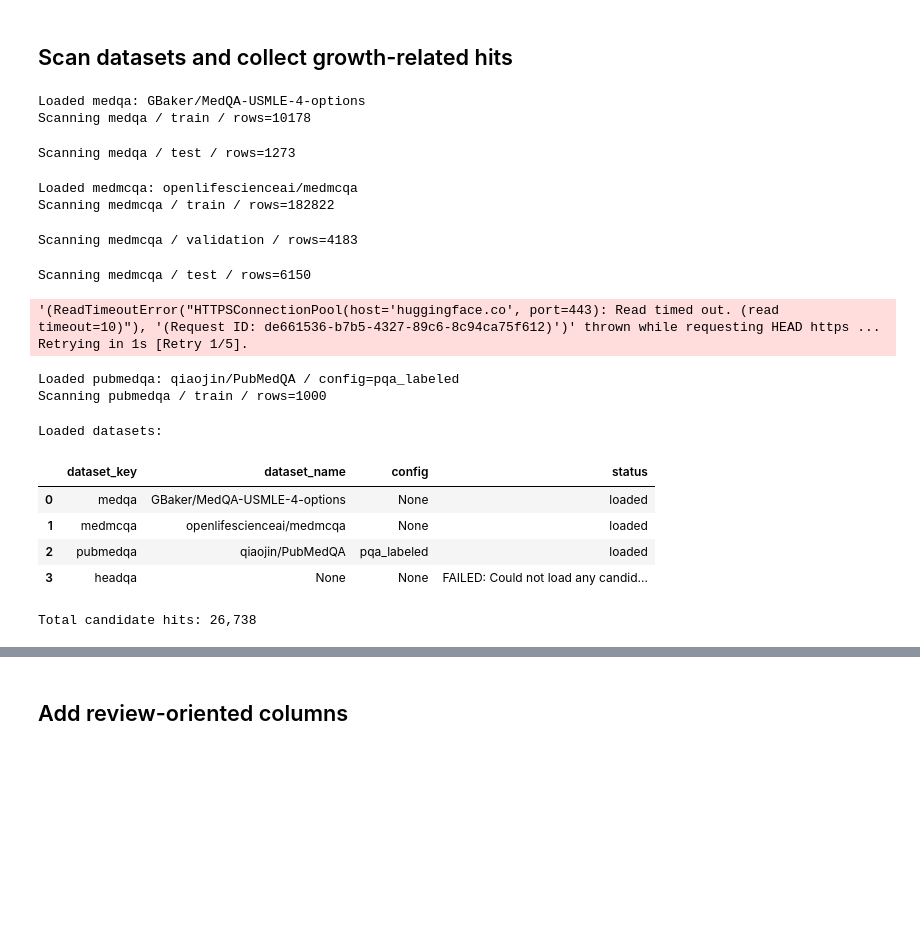
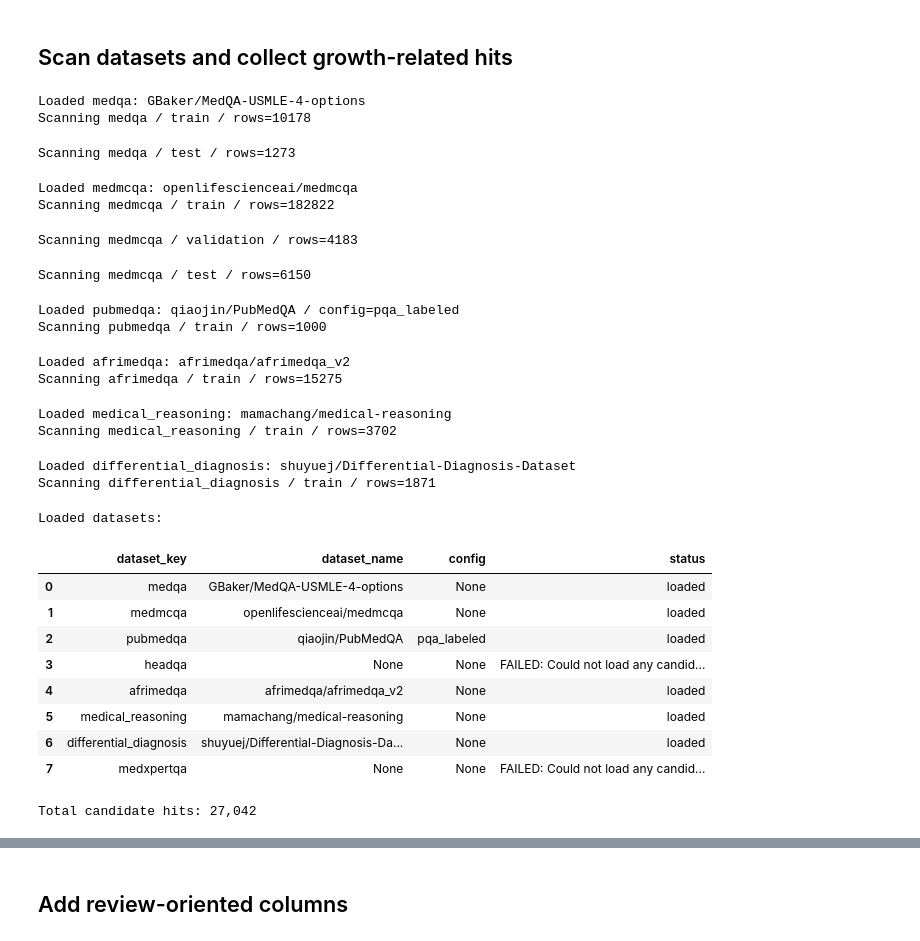
Before and after one commit to dom-martinelli/Growth-MedQA, a Jupyter notebook: growth_qa_dataset_mining_notebook.ipynb, the cells around one changed output, grey strips where cells are left out. Saved outputs shown, nothing was run; the diff lists cells and outputs as text; code cells hidden in the pictures; blank space fills up the shorter version.

```diff
--- a/growth_qa_dataset_mining_notebook.ipynb
+++ b/growth_qa_dataset_mining_notebook.ipynb
@@ -59,6 +59,27 @@ DATASET_SPECS = {
         "candidates": ["dvilares/head_qa", "bigbio/head_qa"],
         "splits": ["train", "validation", "test"],
     },
+    "afrimedqa": {
+        "candidates": ["afrimedqa/afrimedqa_v2"],
+        "splits": ["train", "validation", "test"],
+        "require_specialty_pediatrics": True,
+        "require_pediatric_context": True,
+    },
+    "medical_reasoning": {
+        "candidates": ["mamachang/medical-reasoning"],
+        "splits": ["train", "validation", "test"],
+        "require_pediatric_context": True,
+    },
+    "differential_diagnosis": {
+        "candidates": ["shuyuej/Differential-Diagnosis-Dataset"],
+        "splits": ["train", "validation", "test"],
+        "require_pediatric_context": True,
+    },
+    "medxpertqa": {
+        "candidates": ["TsinghuaC3I/MedXpertQA"],
+        "splits": ["train", "validation", "test"],
+        "require_pediatric_context": True,
+    },
 }
 # %% [markdown]
 ## Keyword bank
@@ -307,6 +446,13 @@ for dataset_key, spec in DATASET_SPECS.items():
 
         for idx, row in enumerate(tqdm(iterator, leave=False)):
             adapted = adapter(row)
+
+            if spec.get("require_specialty_pediatrics") and not specialty_mentions_pediatrics(row):
+                continue
+
+            if spec.get("require_pediatric_context") and not has_pediatric_context(adapted.get("full_text", "")):
+                continue
+
             text = adapted["full_text"]
             matches = find_matches(text)
             if not matches:
@@ -328,39 +474,47 @@ for dataset_key, spec in DATASET_SPECS.items():
                 "recommendation": recommendation(score),
                 "question_text": adapted["question_text"],
                 "context_text": adapted["context_text"],
                 "options_text": adapted["options_text"],
                 "answer_text": adapted["answer_text"],
                 "explanation_text": adapted["explanation_text"],
                 "full_text": adapted["full_text"][:12000],
             })
 
 load_log_df = pd.DataFrame(dataset_load_log)
 hits_df = pd.DataFrame(records)
 
 print("Loaded datasets:")
 display(load_log_df)
 
 print(f"Total candidate hits: {len(hits_df):,}")
 display(hits_df.head(10))
 # %% [output]
 Loaded medqa: GBaker/MedQA-USMLE-4-options
 Scanning medqa / train / rows=10178
 Scanning medqa / test / rows=1273
 Loaded medmcqa: openlifescienceai/medmcqa
 Scanning medmcqa / train / rows=182822
 Scanning medmcqa / validation / rows=4183
 Scanning medmcqa / test / rows=6150
-'(ReadTimeoutError("HTTPSConnectionPool(host='huggingface.co', port=443): Read timed out. (read timeout=10)"), '(Request ID: de661536-b7b5-4327-89c6-8c94ca75f612)')' thrown while requesting HEAD https ...
-Retrying in 1s [Retry 1/5].
+Loaded pubmedqa: qiaojin/PubMedQA / config=pqa_labeled
+Scanning pubmedqa / train / rows=1000
-Loaded pubmedqa: qiaojin/PubMedQA / config=pqa_labeled
-Scanning pubmedqa / train / rows=1000
+Loaded afrimedqa: afrimedqa/afrimedqa_v2
+Scanning afrimedqa / train / rows=15275
-Loaded datasets:
+Loaded medical_reasoning: mamachang/medical-reasoning
+Scanning medical_reasoning / train / rows=3702
+Loaded differential_diagnosis: shuyuej/Differential-Diagnosis-Dataset
+Scanning differential_diagnosis / train / rows=1871
+Loaded datasets:
 |  | dataset_key | dataset_name | config | status |
 | 0 | medqa | GBaker/MedQA-USMLE-4-options | None | loaded |
 | 1 | medmcqa | openlifescienceai/medmcqa | None | loaded |
 | 2 | pubmedqa | qiaojin/PubMedQA | pqa_labeled | loaded |
 | 3 | headqa | None | None | FAILED: Could not load any candid... |
+| 4 | afrimedqa | afrimedqa/afrimedqa_v2 | None | loaded |
+| 5 | medical_reasoning | mamachang/medical-reasoning | None | loaded |
+| 6 | differential_diagnosis | shuyuej/Differential-Diagnosis-Da... | None | loaded |
+| 7 | medxpertqa | None | None | FAILED: Could not load any candid... |
-Total candidate hits: 26,738
+Total candidate hits: 27,042
 |  | dataset_key | dataset_name | config_name | split | row_index | matched_terms | n_matches | task_types | ... |
 | 0 | medqa | GBaker/MedQA-USMLE-4-options | None | train | 1 | infant | 1 | other_growth_adjacent | ... |
 | 1 | medqa | GBaker/MedQA-USMLE-4-options | None | train | 2 | child; infant; pediatrician | 3 | other_growth_adjacent | ... |
```
Also changed, not shown: parts of 5 cells of this notebook, 8 other files.
